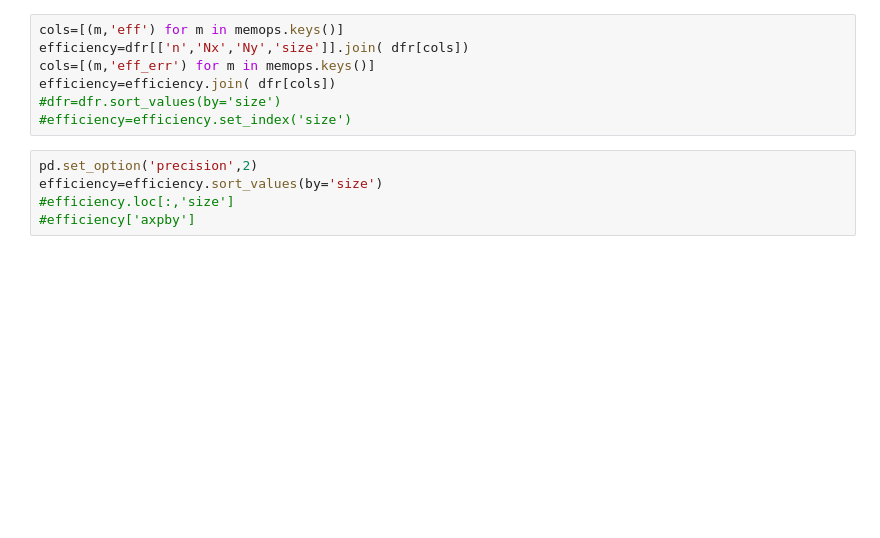
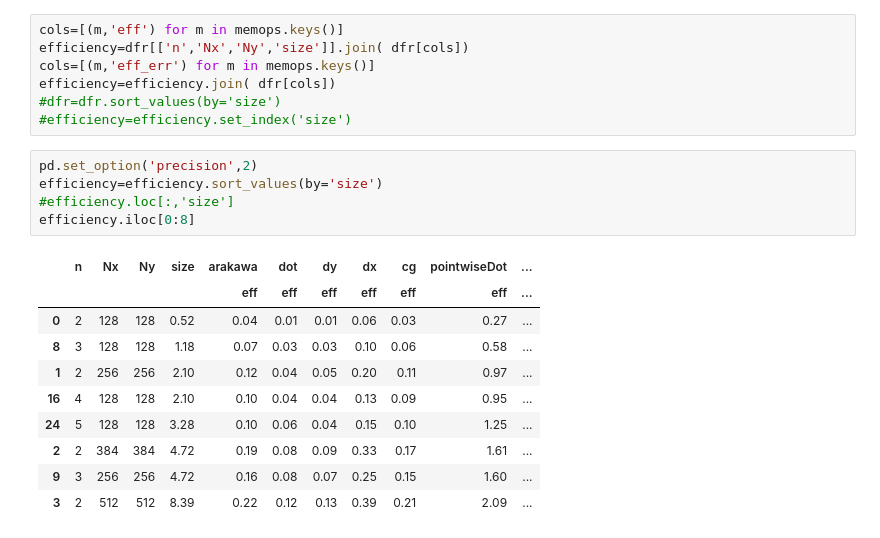
Before and after one commit to mwiesenberger/performance, a Jupyter notebook: 0-analysis.ipynb, the cells around one changed output. Drawn from its saved outputs; the diff is of its cells as text; blank space fills up the shorter version.

```diff
--- a/0-analysis.ipynb
+++ b/0-analysis.ipynb
@@ -36,8 +66,19 @@ efficiency=efficiency.join( dfr[cols])
 # %%
 pd.set_option('precision',2)
 efficiency=efficiency.sort_values(by='size')
 #efficiency.loc[:,'size']
-#efficiency['axpby']
+efficiency.iloc[0:8]
+# %% [output]
+|  | n | Nx | Ny | size | arakawa | dot | dy | dx | cg | pointwiseDot | ... |
+|  |  |  |  |  | eff | eff | eff | eff | eff | eff | ... |
+| 0 | 2 | 128 | 128 | 0.52 | 0.04 | 0.01 | 0.01 | 0.06 | 0.03 | 0.27 | ... |
+| 8 | 3 | 128 | 128 | 1.18 | 0.07 | 0.03 | 0.03 | 0.10 | 0.06 | 0.58 | ... |
+| 1 | 2 | 256 | 256 | 2.10 | 0.12 | 0.04 | 0.05 | 0.20 | 0.11 | 0.97 | ... |
+| 16 | 4 | 128 | 128 | 2.10 | 0.10 | 0.04 | 0.04 | 0.13 | 0.09 | 0.95 | ... |
+| 24 | 5 | 128 | 128 | 3.28 | 0.10 | 0.06 | 0.04 | 0.15 | 0.10 | 1.25 | ... |
+| 2 | 2 | 384 | 384 | 4.72 | 0.19 | 0.08 | 0.09 | 0.33 | 0.17 | 1.61 | ... |
+| 9 | 3 | 256 | 256 | 4.72 | 0.16 | 0.08 | 0.07 | 0.25 | 0.15 | 1.60 | ... |
+| 3 | 2 | 512 | 512 | 8.39 | 0.22 | 0.12 | 0.13 | 0.39 | 0.21 | 2.09 | ... |
 # %%
 fig=plt.figure()
 ax = efficiency['dy'].plot(style='ro',x=efficiency.loc[:,'size'],y='eff',yerr='eff_err')
```
Also changed, not shown: parts of 5 cells of this notebook, 1 other file.
